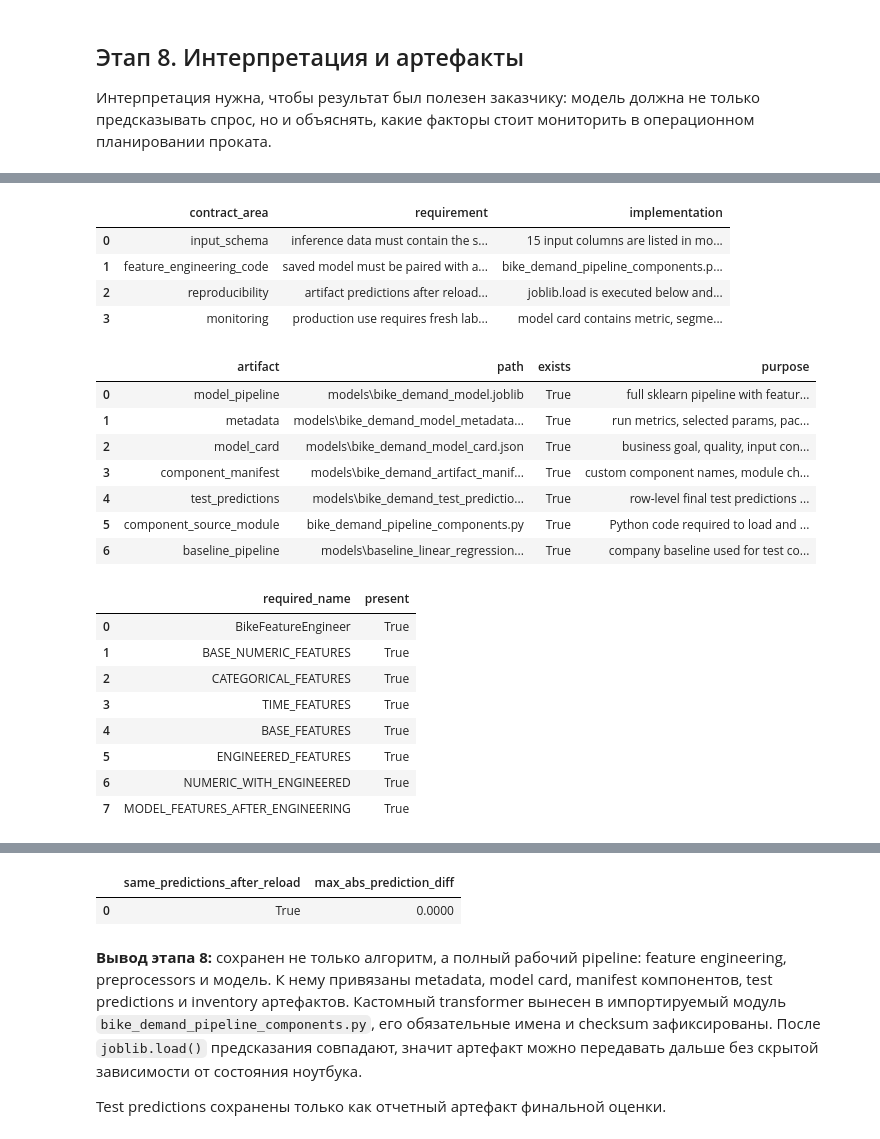
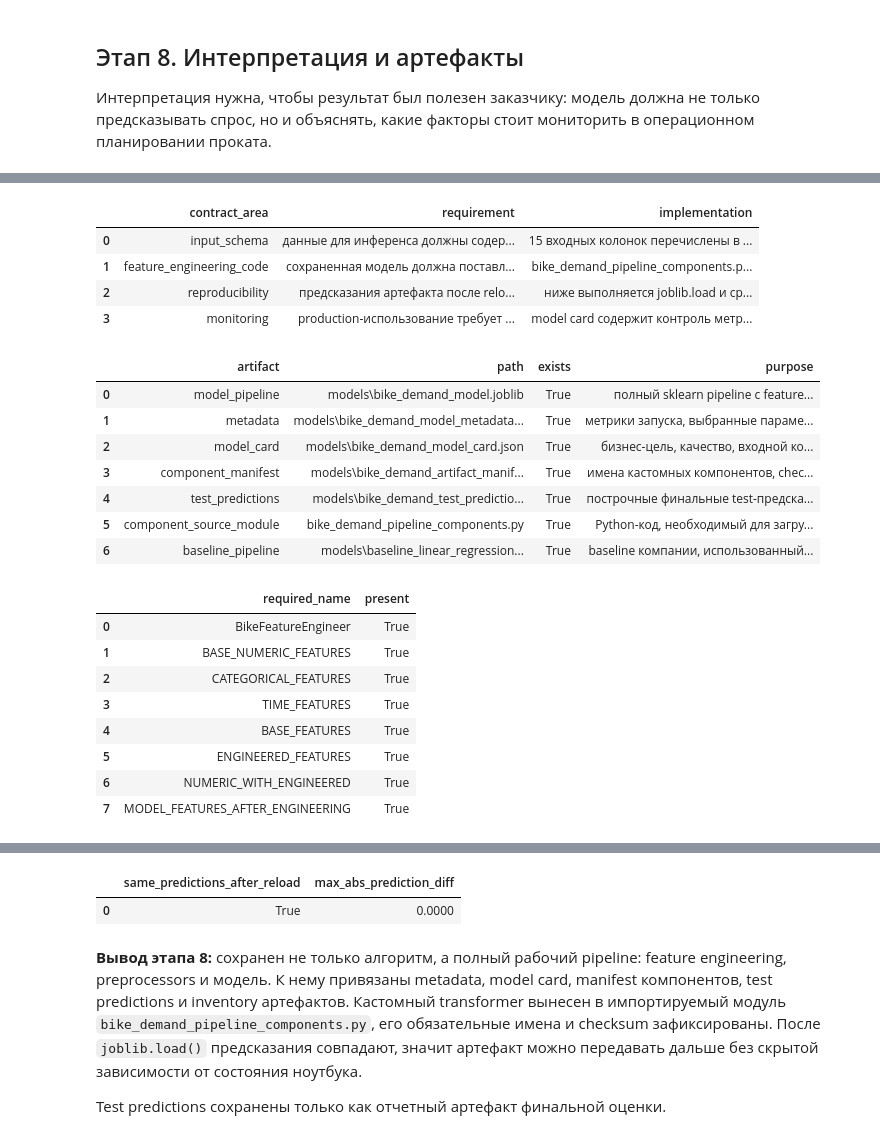
Before and after one commit to neiro/ds_sonv, a Jupyter notebook: ml-env/work.ipynb, the cells around one changed output, grey strips where cells are left out. Drawn from its saved outputs; the diff is of its cells as text; code cells hidden in the pictures.

Commit message:
Polish notebook business conclusions

```diff
--- a/ml-env/work.ipynb
+++ b/ml-env/work.ipynb
@@ -1273,7 +1454,7 @@ final_test_metrics = final_results.query(
 
 model_card = {
     "project": "bike_demand_regression",
-    "business_goal": "forecast hourly bike rental demand for operational planning in BikeSochi",
+    "business_goal": "прогнозировать почасовой спрос на велосипеды для операционного планирования BikeSochi",
     "target": TARGET,
     "primary_metric": "RMSE",
     "secondary_metrics": ["MAE", "R2", "negative_predictions"],
@@ -1283,15 +1464,15 @@ model_card = {
     "baseline_test_quality": baseline_test_metrics,
     "rmse_improvement_pct_vs_baseline": float(rmse_improvement_pct),
     "training_protocol": {
-        "model_selection": f"{CV_SPLITS}-fold CV on train only",
-        "test_usage": "one final evaluation after model selection",
+        "model_selection": f"{CV_SPLITS}-fold CV только на train",
+        "test_usage": "одна финальная оценка после выбора модели",
         "random_state": RANDOM_STATE,
         "optuna_trials": {"knn": N_TRIALS_KNN, "decision_tree": N_TRIALS_TREE},
     },
     "input_contract": {
         "required_columns": X_train.columns.tolist(),
         "target_column": TARGET,
-        "row_grain": "one row = one hour of bike rental observations",
+        "row_grain": "одна строка = один час наблюдений велопроката",
         "not_required_at_inference": [TARGET],
     },
     "feature_engineering_contract": {
@@ -1301,15 +1482,15 @@ model_card = {
         "required_names": required_component_names,
     },
     "known_limitations": [
-        "test sample is from the same source distribution as train, not a future out-of-time period",
-        "the model should be revalidated before use in unusual weather, holidays, or new operating regimes",
-        "zero-demand functioning-day periods and non-functioning-day periods require separate monitoring",
+        "test-выборка относится к той же исходной распределенной среде, что и train; это не будущий out-of-time период",
+        "перед использованием в необычную погоду, праздники или новый режим работы нужна повторная проверка",
+        "часы с нулевым спросом при работающем прокате и часы неработающего проката требуют отдельного мониторинга",
     ],
     "monitoring_recommendations": [
-        "RMSE, MAE, R2 and negative prediction count on fresh labeled batches",
-        "share of zero-demand hours and non-functioning-day rows",
-        "distribution drift for temperature, humidity, rainfall, snowfall and time-period features",
-        "prediction error by season, hour, holiday and functioning_day",
+        "RMSE, MAE, R2 и число отрицательных прогнозов на свежих размеченных партиях",
+        "доля часов с нулевым спросом и строк с неработающим прокатом",
+        "drift распределений температуры, влажности, дождя, снега и time-period признаков",
+        "ошибка прогноза по сезонам, времени суток, праздникам и functioning_day",
     ],
 }
 
@@ -1367,23 +1548,23 @@ production_contract = pd.DataFrame(
     [
         {
             "contract_area": "input_schema",
-            "requirement": "inference data must contain the same raw feature columns as train",
-            "implementation": f"{len(X_train.columns)} input columns are listed in model_card['input_contract']",
+            "requirement": "данные для инференса должны содержать те же исходные признаки, что и train",
+            "implementation": f"{len(X_train.columns)} входных колонок перечислены в model_card['input_contract']",
         },
         {
             "contract_area": "feature_engineering_code",
-            "requirement": "saved model must be paired with all custom feature engineering code",
-            "implementation": f"{COMPONENT_MODULE_NAME}.py is tracked; sha256={component_source_sha256[:12]}...",
+            "requirement": "сохраненная модель должна поставляться вместе со всем кастомным feature engineering кодом",
+            "implementation": f"{COMPONENT_MODULE_NAME}.py находится в проекте; sha256={component_source_sha256[:12]}...",
         },
         {
             "contract_area": "reproducibility",
-            "requirement": "artifact predictions after reload must match notebook predictions",
-            "implementation": "joblib.load is executed below and compared with np.allclose",
+            "requirement": "предсказания артефакта после reload должны совпадать с предсказаниями ноутбука",
+            "implementation": "ниже выполняется joblib.load и сравнение через np.allclose",
         },
         {
             "contract_area": "monitoring",
-            "requirement": "production use requires fresh labeled checks and drift monitoring",
-            "implementation": "model card contains metric, segment and feature-drift monitoring recommendations",
+            "requirement": "production-использование требует свежей разметки и мониторинга drift",
+            "implementation": "model card содержит контроль метрик, сегментов и drift входных признаков",
         },
     ]
 )
@@ -1394,43 +1575,43 @@ artifact_inventory = pd.DataFrame(
             "artifact": "model_pipeline",
             "path": str(model_artifact_path.relative_to(PROJECT_ROOT)),
             "exists": model_artifact_path.exists(),
-            "purpose": "full sklearn pipeline with feature engineering, preprocessing and model",
+            "purpose": "полный sklearn pipeline с feature engineering, preprocessing и моделью",
         },
         {
             "artifact": "metadata",
             "path": str(metadata_path.relative_to(PROJECT_ROOT)),
             "exists": metadata_path.exists(),
-            "purpose": "run metrics, selected params, package versions and artifact paths",
+            "purpose": "метрики запуска, выбранные параметры, версии пакетов и пути артефактов",
         },
         {
             "artifact": "model_card",
             "path": str(model_card_path.relative_to(PROJECT_ROOT)),
             "exists": model_card_path.exists(),
-            "purpose": "business goal, quality, input contract, limits and monitoring",
+            "purpose": "бизнес-цель, качество, входной контракт, ограничения и мониторинг",
         },
         {
             "artifact": "component_manifest",
             "path": str(manifest_path.relative_to(PROJECT_ROOT)),
             "exists": manifest_path.exists(),
-            "purpose": "custom component names, module checksum and pipeline structure",
+            "purpose": "имена кастомных компонентов, checksum модуля и структура pipeline",
         },
         {
             "artifact": "test_predictions",
             "path": str(predictions_path.relative_to(PROJECT_ROOT)),
             "exists": predictions_path.exists(),
-            "purpose": "row-level final test predictions and residuals",
+            "purpose": "построчные финальные test-предсказания и residuals",
         },
         {
             "artifact": "component_source_module",
             "path": str(COMPONENT_MODULE_PATH.relative_to(PROJECT_ROOT)),
             "exists": COMPONENT_MODULE_PATH.exists(),
-            "purpose": "Python code required to load and run the saved pipeline",
+            "purpose": "Python-код, необходимый для загрузки и работы сохраненного pipeline",
         },
         {
             "artifact": "baseline_pipeline",
             "path": str(baseline_path.relative_to(PROJECT_ROOT)),
             "exists": baseline_path.exists(),
-            "purpose": "company baseline used for test comparison",
+            "purpose": "baseline компании, использованный для сравнения на test",
         },
     ]
 )
@@ -1442,47 +1623,47 @@ reload_check = {
     "same_predictions_after_reload": bool(np.allclose(final_test_predictions, reloaded_predictions)),
     "max_abs_prediction_diff": float(np.max(np.abs(final_test_predictions - reloaded_predictions))),
 }
 artifact_check = pd.DataFrame(
     [
         {
             "check": "component module contains required names",
             "status": "OK" if component_symbols_ok else "FAIL",
-            "detail": f"{component_symbol_check['present'].sum()} of {len(required_component_names)} names found",
+            "detail": f"найдено {component_symbol_check['present'].sum()} из {len(required_component_names)} обязательных имен",
         },
         {
             "check": "all listed artifacts exist",
             "status": "OK" if bool(artifact_inventory["exists"].all()) else "FAIL",
-            "detail": f"{artifact_inventory['exists'].sum()} of {len(artifact_inventory)} artifacts found",
+            "detail": f"найдено {artifact_inventory['exists'].sum()} из {len(artifact_inventory)} артефактов",
         },
         {
             "check": "predictions match after joblib reload",
             "status": "OK" if reload_check["same_predictions_after_reload"] else "FAIL",
             "detail": f"max_abs_prediction_diff={reload_check['max_abs_prediction_diff']:.10f}",
         },
     ]
 )
 
 display(production_contract)
 display(artifact_inventory)
 display(component_symbol_check)
 display(artifact_check)
 display(pd.DataFrame([reload_check]))
 assert reload_check["same_predictions_after_reload"], "Reloaded model predictions differ"
 assert artifact_inventory["exists"].all(), "Some declared artifacts were not saved"
 # %% [output]
 |  | contract_area | requirement | implementation |
-| 0 | input_schema | inference data must contain the s... | 15 input columns are listed in mo... |
-| 1 | feature_engineering_code | saved model must be paired with a... | bike_demand_pipeline_components.p... |
-| 2 | reproducibility | artifact predictions after reload... | joblib.load is executed below and... |
-| 3 | monitoring | production use requires fresh lab... | model card contains metric, segme... |
+| 0 | input_schema | данные для инференса должны содер... | 15 входных колонок перечислены в ... |
+| 1 | feature_engineering_code | сохраненная модель должна поставл... | bike_demand_pipeline_components.p... |
+| 2 | reproducibility | предсказания артефакта после relo... | ниже выполняется joblib.load и ср... |
+| 3 | monitoring | production-использование требует ... | model card содержит контроль метр... |
 |  | artifact | path | exists | purpose |
-| 0 | model_pipeline | models\bike_demand_model.joblib | True | full sklearn pipeline with featur... |
-| 1 | metadata | models\bike_demand_model_metadata... | True | run metrics, selected params, pac... |
-| 2 | model_card | models\bike_demand_model_card.json | True | business goal, quality, input con... |
-| 3 | component_manifest | models\bike_demand_artifact_manif... | True | custom component names, module ch... |
-| 4 | test_predictions | models\bike_demand_test_predictio... | True | row-level final test predictions ... |
-| 5 | component_source_module | bike_demand_pipeline_components.py | True | Python code required to load and ... |
-| 6 | baseline_pipeline | models\baseline_linear_regression... | True | company baseline used for test co... |
+| 0 | model_pipeline | models\bike_demand_model.joblib | True | полный sklearn pipeline с feature... |
+| 1 | metadata | models\bike_demand_model_metadata... | True | метрики запуска, выбранные параме... |
+| 2 | model_card | models\bike_demand_model_card.json | True | бизнес-цель, качество, входной ко... |
+| 3 | component_manifest | models\bike_demand_artifact_manif... | True | имена кастомных компонентов, chec... |
+| 4 | test_predictions | models\bike_demand_test_predictio... | True | построчные финальные test-предска... |
+| 5 | component_source_module | bike_demand_pipeline_components.py | True | Python-код, необходимый для загру... |
+| 6 | baseline_pipeline | models\baseline_linear_regression... | True | baseline компании, использованный... |
 |  | required_name | present |
 | 0 | BikeFeatureEngineer | True |
 | 1 | BASE_NUMERIC_FEATURES | True |
```
Also changed, not shown: parts of 23 cells of this notebook, 2 other files.
